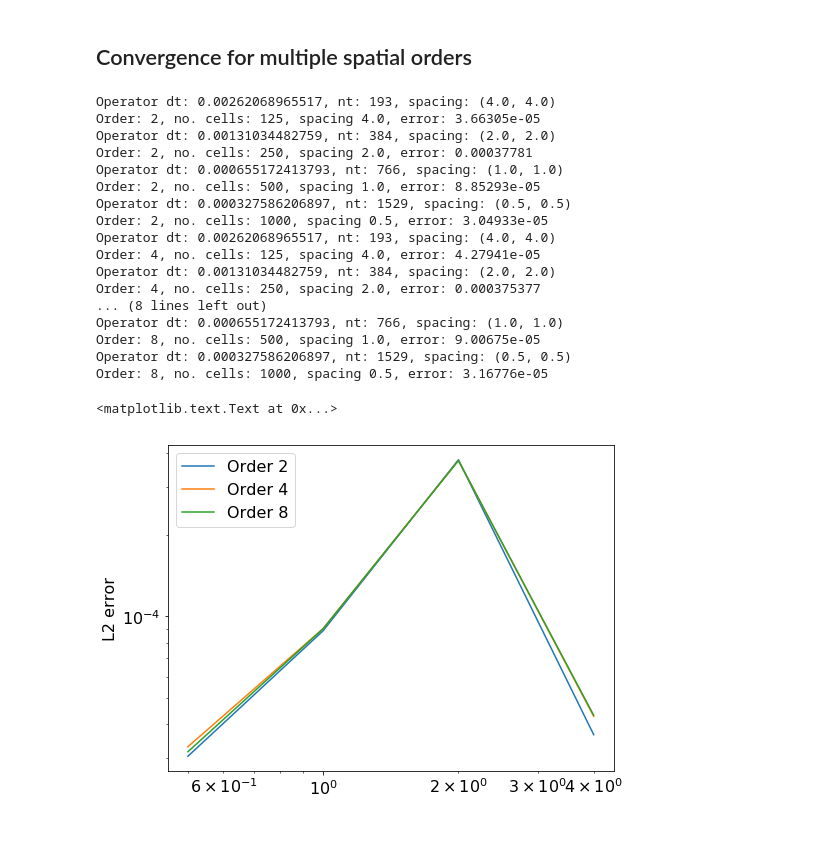
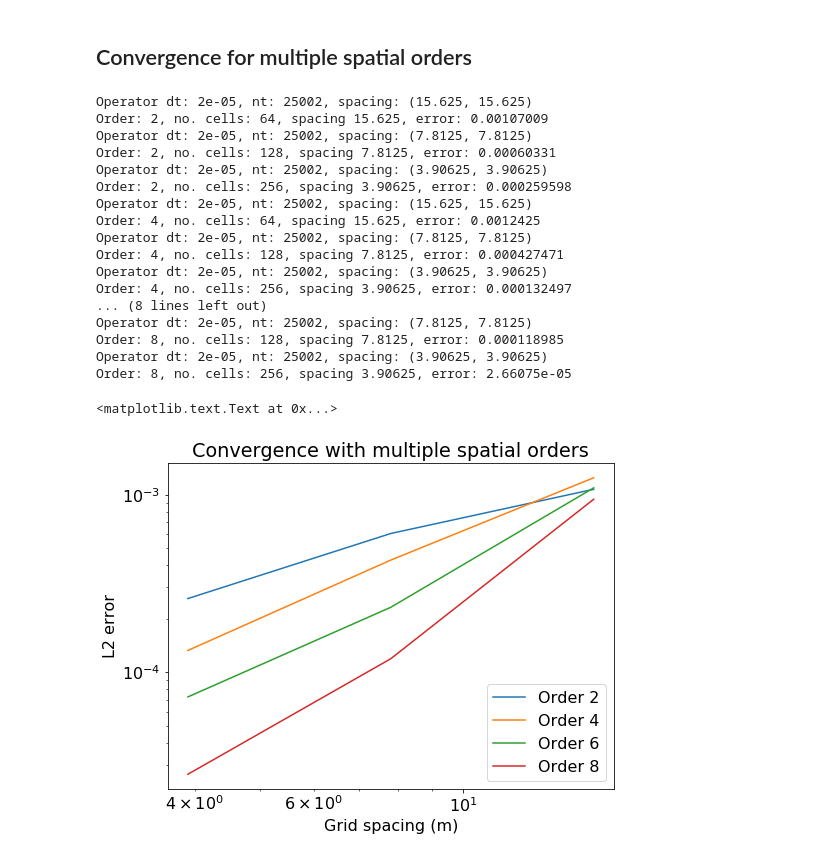
Before and after one commit to gamdow/devito, a Jupyter notebook: examples/seismic/convergence.ipynb, the cells around one changed output. Drawn from its saved outputs; the diff is of its cells as text; code cells hidden in the pictures; blank space fills up the shorter version.

Commit message:
Convergence: Multi-order convergence plots and cleanup

```diff
--- a/examples/seismic/convergence.ipynb
+++ b/examples/seismic/convergence.ipynb
@@ -630,61 +481,67 @@ plt.ylabel('L2 error')
 # %% [markdown]
 ## Convergence for multiple spatial orders
 # %%
-src_loc = (250., 250.)
-rec_loc = (330., 250.)
+extent = (1000., 1000.)
+src_loc = (500., 500.)
+rec_loc = (750., 500.)
+dt = 1. / 50000.  # Fixed size small timestep!
 
-order_ncells = {2: [125, 250, 500, 1000],
-                4: [125, 250, 500, 1000],
-                8: [125, 250, 500, 1000],
-  , tn=1.              }
+order_ncells = {
+    2: [64, 128, 256],
+    4: [64, 128, 256],
+    6: [64, 128, 256],
+    8: [64, 128, 256],
+}
+
 errorl2 = {}
 
 for order, ncells in order_ncells.items():
     ncells = np.array(ncells)
-    spacing = 500. / ncells
+    spacing = extent[0] / ncells
 
     errorl2[order] = np.zeros(ncells.shape, dtype=np.float32)
     for i, nc in enumerate(ncells):
-        dt = timestep_size(500. / nc)
+        #dt = timestep_size(500. / nc)
         time = discretize_time(dt=dt)
         source = source_function(time)
 
         analytical = analytical_solution(src_loc, rec_loc, src=source, time=time, dt=dt)
-        numerical = numerical_solution(ncells=nc, src_loc=src_loc, rec_loc=rec_loc, order=order, source=source, dt=dt)
+        numerical = numerical_solution(ncells=nc, src_loc=src_loc, rec_loc=rec_loc, order=order,
+                                       extent=extent, source=source, dt=dt)
 
         errorl2[order][i] = np.linalg.norm(analytical - numerical, 1)
         print("Order: %s, no. cells: %s, spacing %s, error: %s" % (order, nc, spacing[i], errorl2[order][i]))
 # %% [output]
-Operator dt: 0.00262068965517, nt: 193, spacing: (4.0, 4.0)
-Order: 2, no. cells: 125, spacing 4.0, error: 3.66305e-05
-Operator dt: 0.00131034482759, nt: 384, spacing: (2.0, 2.0)
-Order: 2, no. cells: 250, spacing 2.0, error: 0.00037781
-Operator dt: 0.000655172413793, nt: 766, spacing: (1.0, 1.0)
-Order: 2, no. cells: 500, spacing 1.0, error: 8.85293e-05
-Operator dt: 0.000327586206897, nt: 1529, spacing: (0.5, 0.5)
-Order: 2, no. cells: 1000, spacing 0.5, error: 3.04933e-05
-Operator dt: 0.00262068965517, nt: 193, spacing: (4.0, 4.0)
-Order: 4, no. cells: 125, spacing 4.0, error: 4.27941e-05
-Operator dt: 0.00131034482759, nt: 384, spacing: (2.0, 2.0)
-Order: 4, no. cells: 250, spacing 2.0, error: 0.000375377
+Operator dt: 2e-05, nt: 25002, spacing: (15.625, 15.625)
+Order: 2, no. cells: 64, spacing 15.625, error: 0.00107009
+Operator dt: 2e-05, nt: 25002, spacing: (7.8125, 7.8125)
+Order: 2, no. cells: 128, spacing 7.8125, error: 0.00060331
+Operator dt: 2e-05, nt: 25002, spacing: (3.90625, 3.90625)
+Order: 2, no. cells: 256, spacing 3.90625, error: 0.000259598
+Operator dt: 2e-05, nt: 25002, spacing: (15.625, 15.625)
+Order: 4, no. cells: 64, spacing 15.625, error: 0.0012425
+Operator dt: 2e-05, nt: 25002, spacing: (7.8125, 7.8125)
+Order: 4, no. cells: 128, spacing 7.8125, error: 0.000427471
+Operator dt: 2e-05, nt: 25002, spacing: (3.90625, 3.90625)
+Order: 4, no. cells: 256, spacing 3.90625, error: 0.000132497
 ... (8 lines left out)
-Operator dt: 0.000655172413793, nt: 766, spacing: (1.0, 1.0)
-Order: 8, no. cells: 500, spacing 1.0, error: 9.00675e-05
-Operator dt: 0.000327586206897, nt: 1529, spacing: (0.5, 0.5)
-Order: 8, no. cells: 1000, spacing 0.5, error: 3.16776e-05
+Operator dt: 2e-05, nt: 25002, spacing: (7.8125, 7.8125)
+Order: 8, no. cells: 128, spacing 7.8125, error: 0.000118985
+Operator dt: 2e-05, nt: 25002, spacing: (3.90625, 3.90625)
+Order: 8, no. cells: 256, spacing 3.90625, error: 2.66075e-05
 # %%
 plt.figure()
 for order, error in errorl2.items():
     ncells = np.array(order_ncells[order])
-    spacing = 500. / ncells
+    spacing = extent[0] / ncells
 
     plt.loglog(spacing, error, label='Order %d' % order)
 
-plt.title('')
-plt.xlabel('')
+plt.title('Convergence with multiple spatial orders')
+plt.xlabel('Grid spacing (m)')
 plt.tick_params()
 plt.legend()
 plt.ylabel('L2 error')
 # %% [output]
 <matplotlib.text.Text at 0x...>
-[figure, old version]
+[figure, new version]
```
Also changed, not shown: parts of 10 cells of this notebook.
